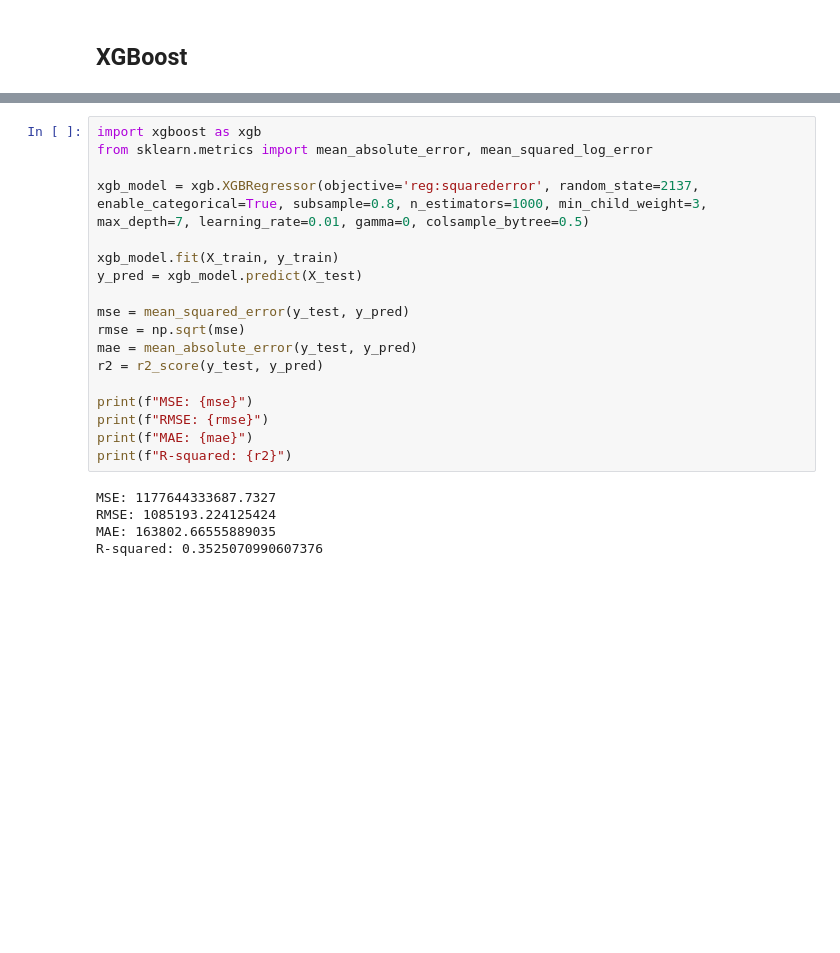
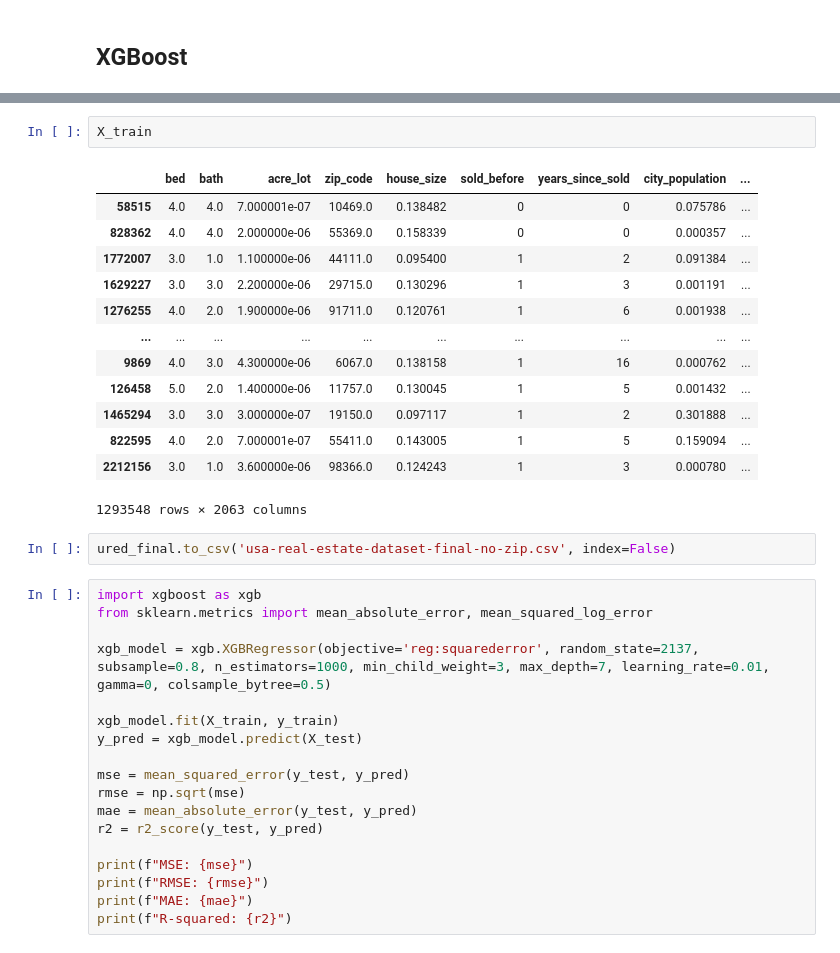
Before and after one commit to Deptage/data_mining_project, a Jupyter notebook: src/Data_Mining_Project.ipynb, the cells around one changed output, grey strips where cells are left out. Drawn from its saved outputs; the diff is of its cells as text; blank space fills up the shorter version.

```diff
--- a/src/Data_Mining_Project.ipynb
+++ b/src/Data_Mining_Project.ipynb
@@ -639,8 +686,26 @@ print(f"R-squared: {r2}")
+# %%
+X_train
+# %% [output]
+|  | bed | bath | acre_lot | zip_code | house_size | sold_before | years_since_sold | city_population | ... |
+| 58515 | 4.0 | 4.0 | 7.000001e-07 | 10469.0 | 0.138482 | 0 | 0 | 0.075786 | ... |
+| 828362 | 4.0 | 4.0 | 2.000000e-06 | 55369.0 | 0.158339 | 0 | 0 | 0.000357 | ... |
+| 1772007 | 3.0 | 1.0 | 1.100000e-06 | 44111.0 | 0.095400 | 1 | 2 | 0.091384 | ... |
+| 1629227 | 3.0 | 3.0 | 2.200000e-06 | 29715.0 | 0.130296 | 1 | 3 | 0.001191 | ... |
+| 1276255 | 4.0 | 2.0 | 1.900000e-06 | 91711.0 | 0.120761 | 1 | 6 | 0.001938 | ... |
+| ... | ... | ... | ... | ... | ... | ... | ... | ... | ... |
+| 9869 | 4.0 | 3.0 | 4.300000e-06 | 6067.0 | 0.138158 | 1 | 16 | 0.000762 | ... |
+| 126458 | 5.0 | 2.0 | 1.400000e-06 | 11757.0 | 0.130045 | 1 | 5 | 0.001432 | ... |
+| 1465294 | 3.0 | 3.0 | 3.000000e-07 | 19150.0 | 0.097117 | 1 | 2 | 0.301888 | ... |
+| 822595 | 4.0 | 2.0 | 7.000001e-07 | 55411.0 | 0.143005 | 1 | 5 | 0.159094 | ... |
+| 2212156 | 3.0 | 1.0 | 3.600000e-06 | 98366.0 | 0.124243 | 1 | 3 | 0.000780 | ... |
+1293548 rows × 2063 columns
+# %%
+ured_final.to_csv('usa-real-estate-dataset-final-no-zip.csv', index=False)
 # %%
 import xgboost as xgb
 from sklearn.metrics import mean_absolute_error, mean_squared_log_error
 
-xgb_model = xgb.XGBRegressor(objective='reg:squarederror', random_state=2137, enable_categorical=True, subsample=0.8, n_estimators=1000, min_child_weight=3, max_depth=7, learning_rate=0.01, gamma=0, colsample_bytree=0.5)
+xgb_model = xgb.XGBRegressor(objective='reg:squarederror', random_state=2137, subsample=0.8, n_estimators=1000, min_child_weight=3, max_depth=7, learning_rate=0.01, gamma=0, colsample_bytree=0.5)
 
 xgb_model.fit(X_train, y_train)
 y_pred = xgb_model.predict(X_test)
@@ -654,8 +719,3 @@ print(f"MSE: {mse}")
 print(f"RMSE: {rmse}")
 print(f"MAE: {mae}")
 print(f"R-squared: {r2}")
-# %% [output]
-MSE: 1177644333687.7327
-RMSE: 1085193.224125424
-MAE: 163802.66555889035
-R-squared: 0.3525070990607376
```
Also changed, not shown: parts of 29 cells of this notebook.
